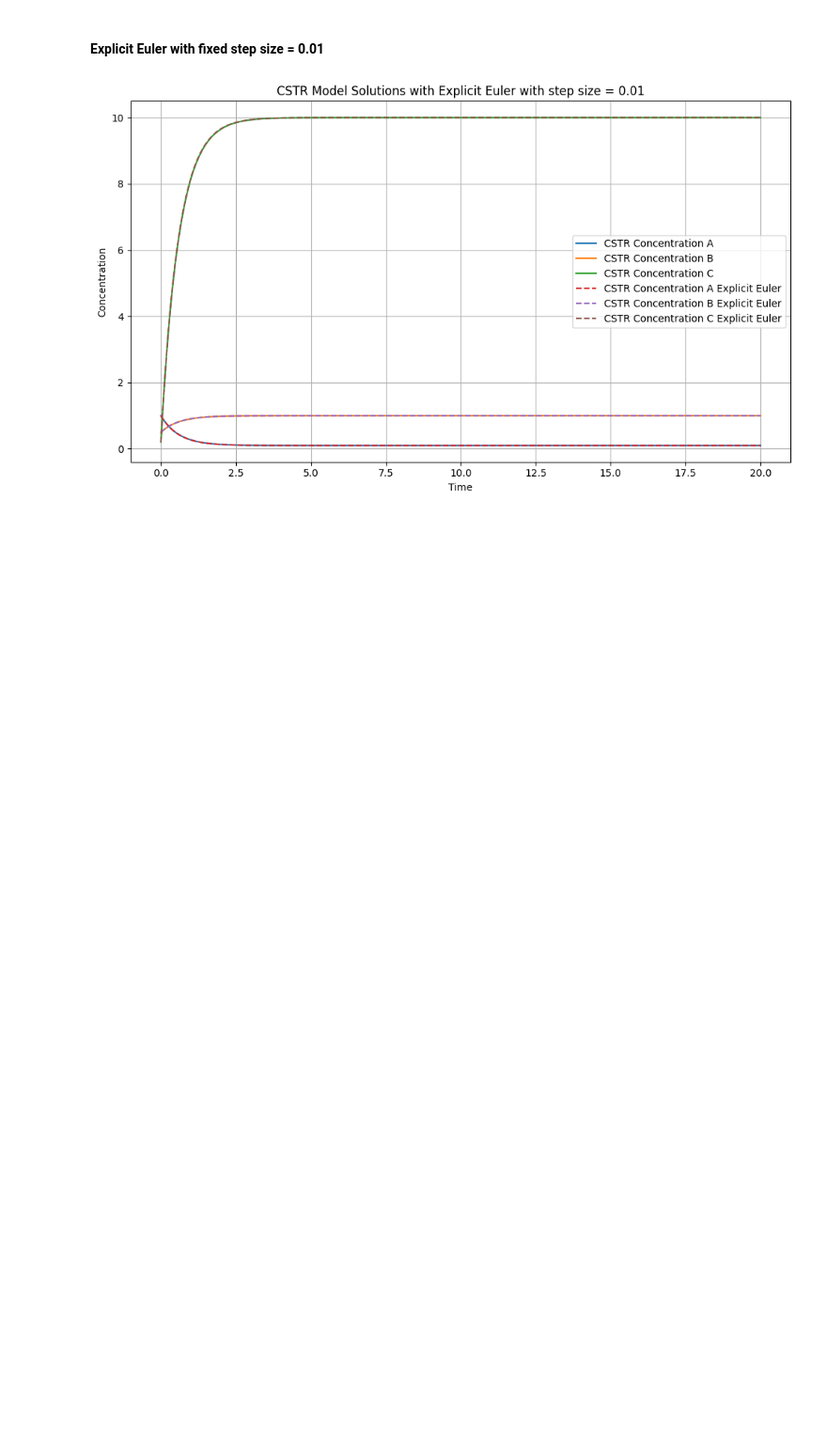
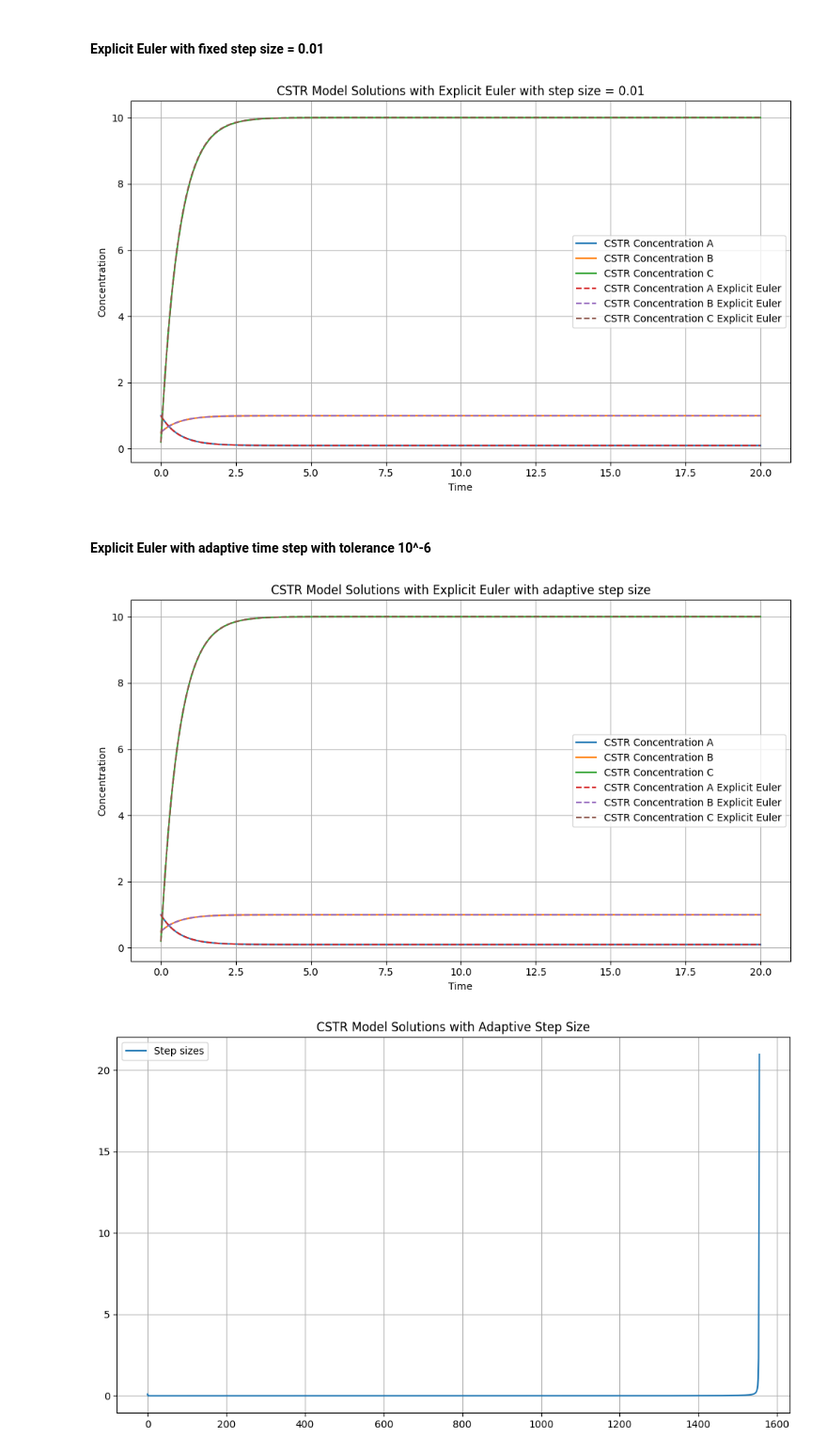
Before and after one commit to EuanCortes/02686-Project, a Jupyter notebook: 02_ExplicitODESolver.ipynb, the cells around one changed output. Shown at 94% size. Drawn from its saved outputs; the diff is of its cells as text; code cells hidden in the pictures; blank space fills up the shorter version.

```diff
--- a/02_ExplicitODESolver.ipynb
+++ b/02_ExplicitODESolver.ipynb
@@ -586,3 +586,40 @@ plt.tight_layout()
 plt.show()
 # %% [output]
 [figure]
+# %% [markdown]
+#### Explicit Euler with adaptive time step with tolerance 10^-6
+# %%
+#Solver parameters
+h0 = 0.1
+
+abs_tol = 1e-6
+rel_tol = 1e-6
+
+solution_adaptive_t, solution_adaptive_x, solution_adaptive_h = ExplicitEulerAdaptiveStep(f, t_span, x0, h0, abs_tol, rel_tol)
+
+#Plot the results
+plt.figure(figsize=(10, 6))
+plt.plot(sol.t, sol.y[0], label='CSTR Concentration A')
+plt.plot(sol.t, sol.y[1], label='CSTR Concentration B')
+plt.plot(sol.t, sol.y[2], label='CSTR Concentration C')
+plt.plot(solution_adaptive_t, solution_adaptive_x[:,0], label='CSTR Concentration A Explicit Euler', linestyle='--')
+plt.plot(solution_adaptive_t, solution_adaptive_x[:,1], label='CSTR Concentration B Explicit Euler', linestyle='--')
+plt.plot(solution_adaptive_t, solution_adaptive_x[:,2], label='CSTR Concentration C Explicit Euler', linestyle='--')
+plt.title('CSTR Model Solutions with Explicit Euler with adaptive step size')
+plt.xlabel('Time')
+plt.ylabel('Concentration')
+plt.legend()
+plt.grid()
+plt.tight_layout()
+plt.show()
+#Plot the stepsizes in solution_adaptive_h
+plt.figure(figsize=(10, 6))
+plt.plot(solution_adaptive_h, label = 'Step sizes')
+plt.title('CSTR Model Solutions with Adaptive Step Size')
+plt.legend()
+plt.grid()
+plt.tight_layout()
+plt.show()
+# %% [output]
+[figure, added]
+[figure, added]
```
Also changed, not shown: parts of 11 cells of this notebook.
